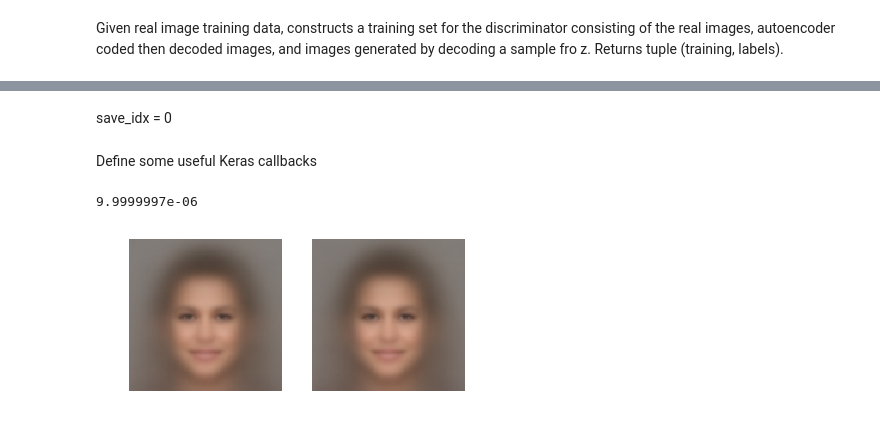
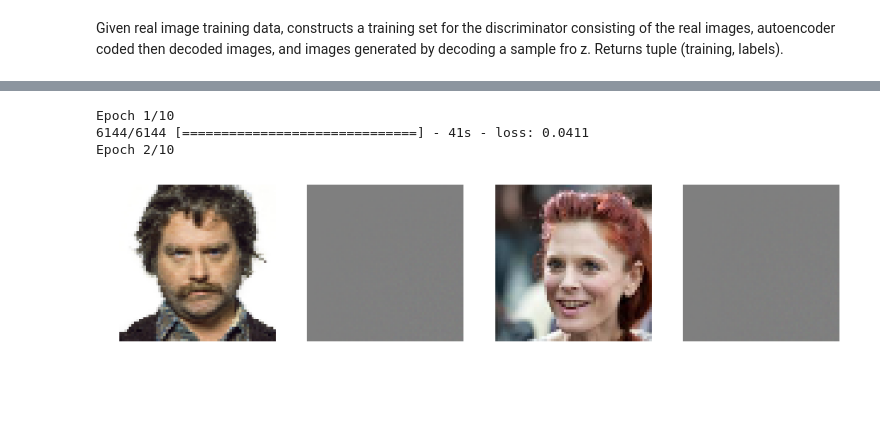
Before and after one commit to ReidWilliams/GANs, a Jupyter notebook: notebooks/working-celeba-vaegan.ipynb, the cells around one changed output, grey strips where cells are left out. Saved outputs shown, nothing was run; the diff lists cells and outputs as text; code cells hidden in the pictures; blank space fills up the shorter version.

Commit message:
complete model wired, testing

```diff
--- a/notebooks/working-celeba-vaegan.ipynb
+++ b/notebooks/working-celeba-vaegan.ipynb
@@ -78,4 +66,0 @@ Epoch 1/1
-# %%
-vae.mode('train_encoder')
-vae.model.compile(optimizer, disc.diff_loss)
-vae.model.fit(training, training, epochs=10, batch_size=batch_size, verbose=True)
@@ -106,31 +67,29 @@ Reset image save filename counter
-# %% [markdown]
-save_idx = 0
-# %% [markdown]
-Define some useful Keras callbacks
-# %%
-# save an image of prediction before training
-# predictions = model.model.predict(training[:batch_size], batch_size=batch_size)
-# path = os.path.join(img_save_directory, '%04d.jpg' % save_idx)
-# sp.misc.imsave(path, predictions[0])
-# save_idx += 1
-
-start = save_idx
-stop = save_idx + 9999
-
-for i in range(start, stop):
-    model.model.fit(x=training, y=training, epochs=1, batch_size=batch_size, verbose=True)
-    predictions = model.model.predict(training[:batch_size], batch_size=batch_size)
-    path = os.path.join(img_save_directory, '%04d.jpg' % i)
-    sp.misc.imsave(path, predictions[0])
-    model.model.save_weights(model_weights_path)
-    save_idx = i
-# %%
-from keras import backend as K
-K.eval(model.model.optimizer.lr)
-# %% [output]
-9.9999997e-06
+# %%
+epochs = 10
+for i in range(100):
+    # every ten iterations, train the discriminator
+    if (i % 10 == 0):
+        # train discriminator
+        disc_training, disc_labels = generate_disc_training_data(training, vae, batch_size, img_size, img_size)
+        disc.model.compile(optimizer, 'binary_crossentropy')
+        disc.model.fit(disc_training, disc_labels, epochs=epochs, batch_size=batch_size, verbose=True)
+
+    # train vae encoder
+    vae.mode('train_encoder')
+    vae.model.compile(optimizer, disc.diff_loss)
+    vae.model.fit(training, training, epochs=epochs, batch_size=batch_size, verbose=True)
+
+    # train vae decoder
+    vae.mode('train_decoder')
+    decoder_loss = decoder_loss_factory(disc)
+    vae.model.compile(optimizer, decoder_loss)
+    vae.model.fit(training, training, epochs=epochs, batch_size=batch_size, verbose=True)
+# %% [output]
+Epoch 1/10
+6144/6144 [==============================] - 41s - loss: 0.0411
+Epoch 2/10
 # %%
-predictions = model.model.predict(training[:batch_size], batch_size=batch_size)
-imshow([predictions[0], predictions[7]])
+predictions = vae.model.predict(training[:batch_size], batch_size=batch_size)
+imshow([training[0], predictions[0], training[1], predictions[1]])
 # %% [output]
-[figure, old version]
+[figure, new version]
```
Also changed, not shown: parts of 9 cells of this notebook, 2 other files.
